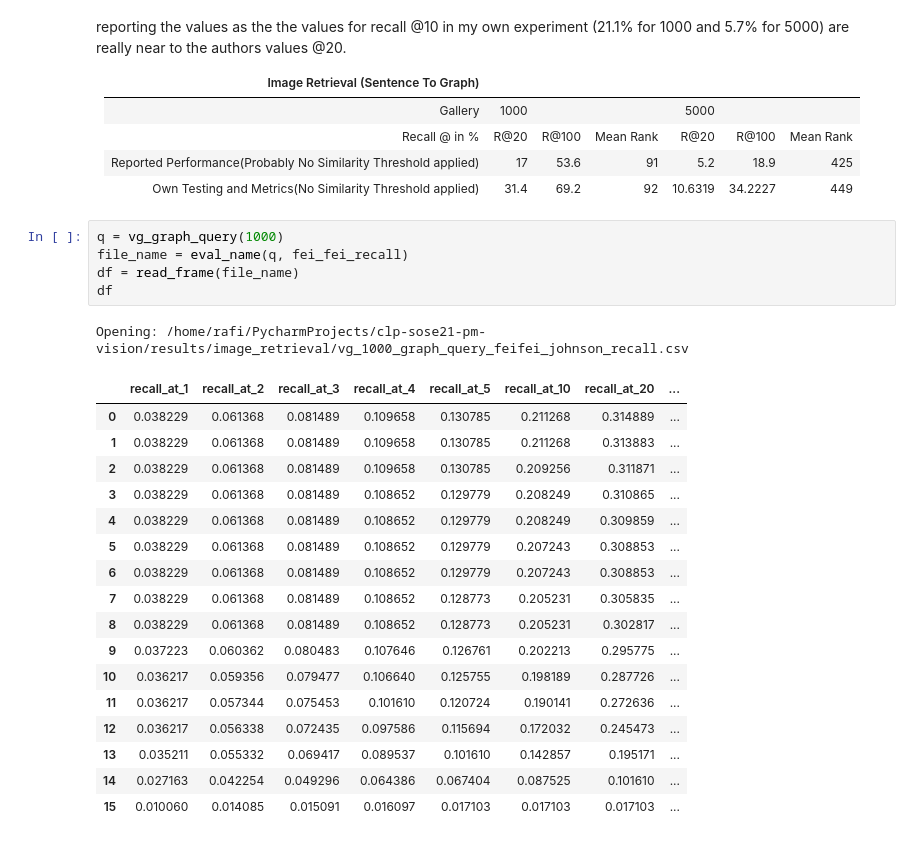
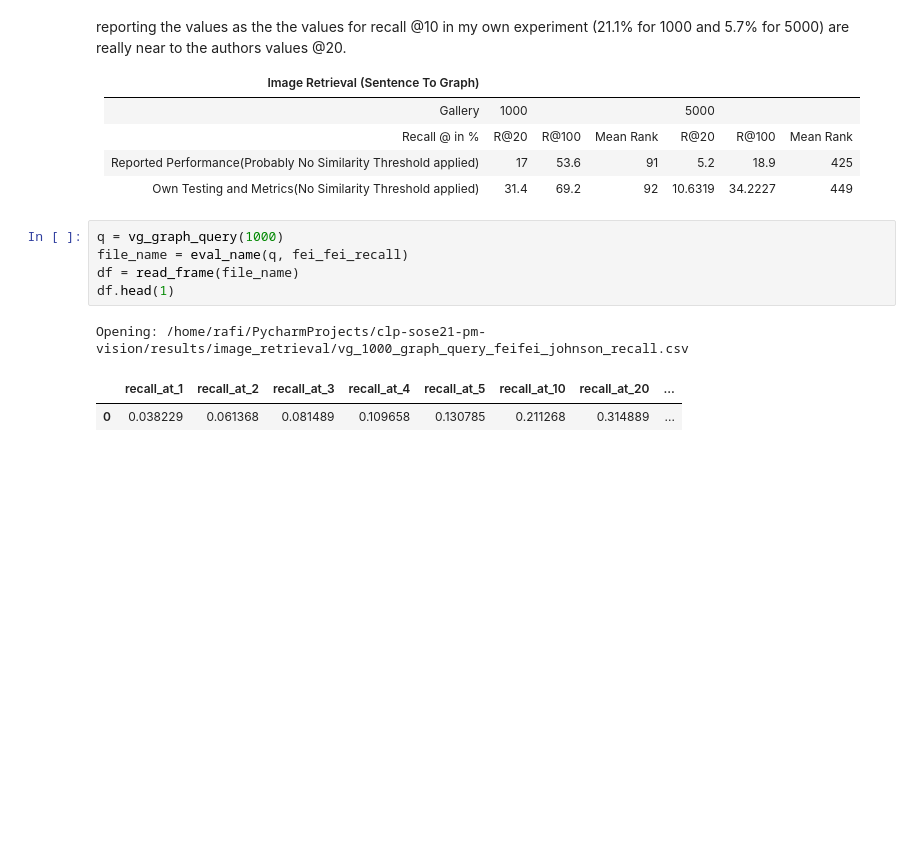
Before and after one commit to compling-potsdam/clp-sose21-pm-vision, a Jupyter notebook: avatar_sgg/notebooks/plot_metrics.ipynb, the cells around one changed output. Drawn from its saved outputs; the diff is of its cells as text; blank space fills up the shorter version.

```diff
--- a/avatar_sgg/notebooks/plot_metrics.ipynb
+++ b/avatar_sgg/notebooks/plot_metrics.ipynb
@@ -202,27 +210,12 @@ While the results differs, the mean rank values are on the same scale. I suspect
 # %%
 q = vg_graph_query(1000)
 file_name = eval_name(q, fei_fei_recall)
 df = read_frame(file_name)
-df
+df.head(1)
 # %% [output]
 Opening: /home/rafi/PycharmProjects/clp-sose21-pm-vision/results/image_retrieval/vg_1000_graph_query_feifei_johnson_recall.csv
 |  | recall_at_1 | recall_at_2 | recall_at_3 | recall_at_4 | recall_at_5 | recall_at_10 | recall_at_20 | ... |
 | 0 | 0.038229 | 0.061368 | 0.081489 | 0.109658 | 0.130785 | 0.211268 | 0.314889 | ... |
-| 1 | 0.038229 | 0.061368 | 0.081489 | 0.109658 | 0.130785 | 0.211268 | 0.313883 | ... |
-| 2 | 0.038229 | 0.061368 | 0.081489 | 0.109658 | 0.130785 | 0.209256 | 0.311871 | ... |
-| 3 | 0.038229 | 0.061368 | 0.081489 | 0.108652 | 0.129779 | 0.208249 | 0.310865 | ... |
-| 4 | 0.038229 | 0.061368 | 0.081489 | 0.108652 | 0.129779 | 0.208249 | 0.309859 | ... |
-| 5 | 0.038229 | 0.061368 | 0.081489 | 0.108652 | 0.129779 | 0.207243 | 0.308853 | ... |
-| 6 | 0.038229 | 0.061368 | 0.081489 | 0.108652 | 0.129779 | 0.207243 | 0.308853 | ... |
-| 7 | 0.038229 | 0.061368 | 0.081489 | 0.108652 | 0.128773 | 0.205231 | 0.305835 | ... |
-| 8 | 0.038229 | 0.061368 | 0.081489 | 0.108652 | 0.128773 | 0.205231 | 0.302817 | ... |
-| 9 | 0.037223 | 0.060362 | 0.080483 | 0.107646 | 0.126761 | 0.202213 | 0.295775 | ... |
-| 10 | 0.036217 | 0.059356 | 0.079477 | 0.106640 | 0.125755 | 0.198189 | 0.287726 | ... |
-| 11 | 0.036217 | 0.057344 | 0.075453 | 0.101610 | 0.120724 | 0.190141 | 0.272636 | ... |
-| 12 | 0.036217 | 0.056338 | 0.072435 | 0.097586 | 0.115694 | 0.172032 | 0.245473 | ... |
-| 13 | 0.035211 | 0.055332 | 0.069417 | 0.089537 | 0.101610 | 0.142857 | 0.195171 | ... |
-| 14 | 0.027163 | 0.042254 | 0.049296 | 0.064386 | 0.067404 | 0.087525 | 0.101610 | ... |
-| 15 | 0.010060 | 0.014085 | 0.015091 | 0.016097 | 0.017103 | 0.017103 | 0.017103 | ... |
 # %%
 q = vg_graph_query(5000)
 file_name = eval_name(q, fei_fei_recall)
```
Also changed, not shown: parts of 5 cells of this notebook.
